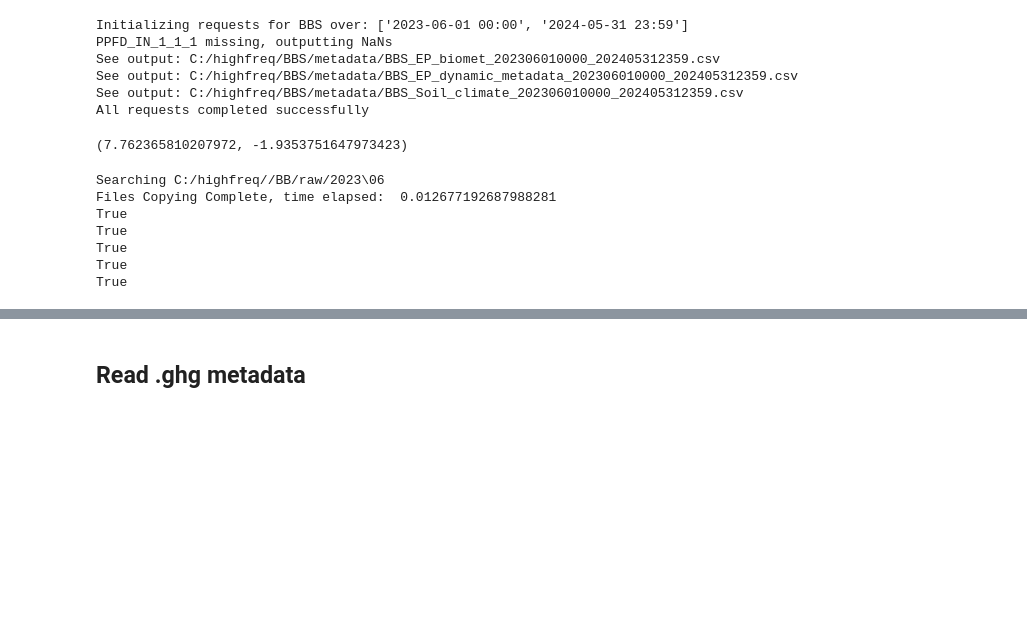
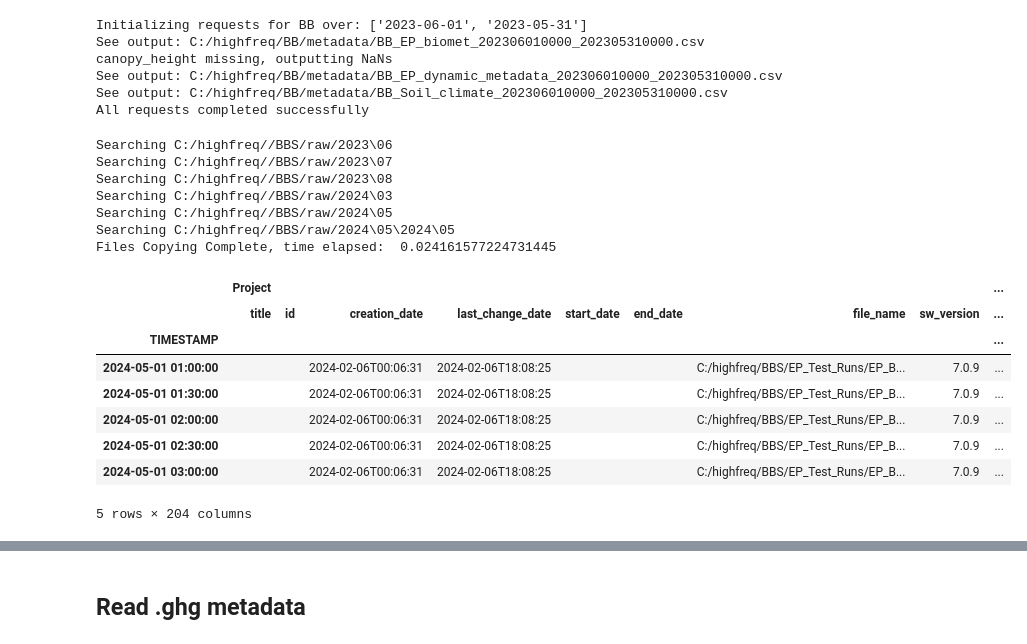
Before and after one commit to June-Skeeter/EddyPro_API, a Jupyter notebook: Testing.ipynb, the cells around one changed output, grey strips where cells are left out. Cells and saved outputs as stored; diff of their text form; code cells hidden in the pictures; blank space fills up the shorter version.

```diff
--- a/Testing.ipynb
+++ b/Testing.ipynb
@@ -8,48 +8,51 @@ sys.path.insert(0,'C:/Biomet.net/Python/')
 import csvFromBinary as cfb
 importlib.reload(cfb)
 
+siteID = 'BB'
+dateRange = ['2023-06-01','2023-05-31']
+
 cfb.makeCSV(siteID,dateRange,outputPath=f'C:/highfreq/{siteID}/metadata',stage='Clean/SecondStage/')
 # %% [output]
-Initializing requests for BBS over: ['2023-06-01 00:00', '2024-05-31 23:59']
-PPFD_IN_1_1_1 missing, outputting NaNs
-See output: C:/highfreq/BBS/metadata/BBS_EP_biomet_202306010000_202405312359.csv
-See output: C:/highfreq/BBS/metadata/BBS_EP_dynamic_metadata_202306010000_202405312359.csv
-See output: C:/highfreq/BBS/metadata/BBS_Soil_climate_202306010000_202405312359.csv
+Initializing requests for BB over: ['2023-06-01', '2023-05-31']
+See output: C:/highfreq/BB/metadata/BB_EP_biomet_202306010000_202305310000.csv
+canopy_height missing, outputting NaNs
+See output: C:/highfreq/BB/metadata/BB_EP_dynamic_metadata_202306010000_202305310000.csv
+See output: C:/highfreq/BB/metadata/BB_Soil_climate_202306010000_202305310000.csv
 All requests completed successfully
-# %%
-import HelperFunctions
-dir = 166
-# mwd = 270-dir
-# rad = mwd*np.pi/180
-u = 8
-v = 0
-# x = np.sin(rad)*u+np.sin(rad)*v
-# y = np.cos(rad)*u+np.cos(rad)*v
-HelperFunctions.instrumentSeparation(dir,u,v)
-
-# import matplotlib.pyplot as plt
-# plt.figure()
-# plt.plot([0,u,x,0],[0,v,y,0],marker='*')
-# plt.grid()
-# %% [output]
-(7.762365810207972, -1.9353751647973423)
 # %%
 import preProcessing
 import importlib
 import time
 importlib.reload(preProcessing)
 
-pp = preProcessing.preProcessing('BB',Testing=5)
+# Basic call for .ghg files
+# pp = preProcessing.preProcessing('BB',Testing=5)
+# pp.processes=1
+# pp.searchRawDir()
+
+# Basic call for .dat files
+metaDataTemplate='C:/highfreq/BBS/TOA5_BBS.FLUX_2023_06_14_1500.metadata'
+pp = preProcessing.preProcessing('BBS',fileType='dat',metaDataTemplate=metaDataTemplate,Testing=5)
 pp.processes=1
-pp.searchRawDir()#copyFrom = "C:\\Campbellsci\\CardConvert\\20240416",
-            # searchTag = "BBS.FLUX",
-            # timeShift=30)
+pp.searchRawDir(
+            # copyFrom = "C:\\Campbellsci\\CardConvert\\20240416",
+            searchTag = "BBS.FLUX",
+            timeShift=30)
 pp.readFiles()
 # %% [output]
-Searching C:/highfreq//BB/raw/2023\06
-Files Copying Complete, time elapsed:  0.012677192687988281
-True
-True
-True
-True
-True
+Searching C:/highfreq//BBS/raw/2023\06
+Searching C:/highfreq//BBS/raw/2023\07
+Searching C:/highfreq//BBS/raw/2023\08
+Searching C:/highfreq//BBS/raw/2024\03
+Searching C:/highfreq//BBS/raw/2024\05
+Searching C:/highfreq//BBS/raw/2024\05\2024\05
+Files Copying Complete, time elapsed:  0.024161577224731445
+|  | Project |  |  |  |  |  |  |  | ... |
+|  | title | id | creation_date | last_change_date | start_date | end_date | file_name | sw_version | ... |
+| TIMESTAMP |  |  |  |  |  |  |  |  | ... |
+| 2024-05-01 01:00:00 |  |  | 2024-02-06T00:06:31 | 2024-02-06T18:08:25 |  |  | C:/highfreq/BBS/EP_Test_Runs/EP_B... | 7.0.9 | ... |
+| 2024-05-01 01:30:00 |  |  | 2024-02-06T00:06:31 | 2024-02-06T18:08:25 |  |  | C:/highfreq/BBS/EP_Test_Runs/EP_B... | 7.0.9 | ... |
+| 2024-05-01 02:00:00 |  |  | 2024-02-06T00:06:31 | 2024-02-06T18:08:25 |  |  | C:/highfreq/BBS/EP_Test_Runs/EP_B... | 7.0.9 | ... |
+| 2024-05-01 02:30:00 |  |  | 2024-02-06T00:06:31 | 2024-02-06T18:08:25 |  |  | C:/highfreq/BBS/EP_Test_Runs/EP_B... | 7.0.9 | ... |
+| 2024-05-01 03:00:00 |  |  | 2024-02-06T00:06:31 | 2024-02-06T18:08:25 |  |  | C:/highfreq/BBS/EP_Test_Runs/EP_B... | 7.0.9 | ... |
+5 rows × 204 columns
```
Also changed, not shown: parts of 2 cells of this notebook, 3 other files.
